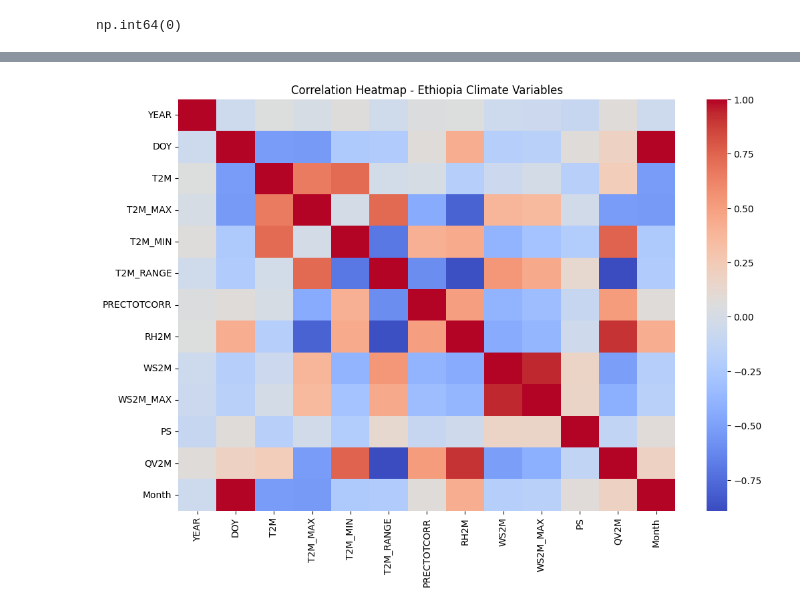
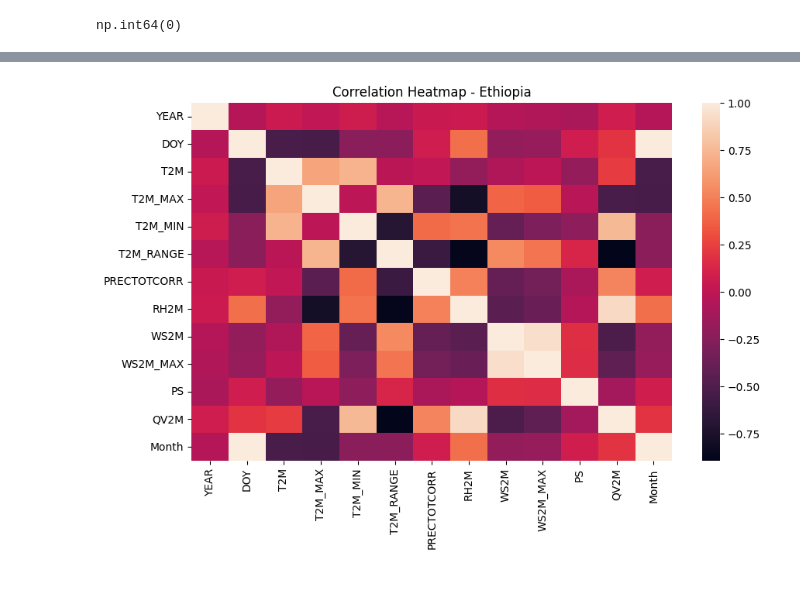
Before and after one commit to redietwogayehu/climate-challenge-week0, a Jupyter notebook: notebooks/ethiopia_eda.ipynb, the cells around one changed output, grey strips where cells are left out. Drawn from its saved outputs; the diff is of its cells as text; code cells hidden in the pictures; blank space fills up the shorter version.

Commit message:
refactor: clean Ethiopia EDA notebook with KPI-compliant structure

```diff
--- a/notebooks/ethiopia_eda.ipynb
+++ b/notebooks/ethiopia_eda.ipynb
@@ -155,2 +37,0 @@ df[["Country"]].head()
-# %%
-df["DATE"] = pd.to_datetime(df["YEAR"] * 1000 + df["DOY"], format="%Y%j")
@@ -490,11 +140,9 @@ Name: PRECTOTCORR, dtype: float64
 # %%
-plt.figure(figsize=(12,8))
-
 corr = df.corr(numeric_only=True)
 
-sns.heatmap(corr, annot=False, cmap="coolwarm")
-
-plt.title("Correlation Heatmap - Ethiopia Climate Variables")
+plt.figure(figsize=(10,6))
+sns.heatmap(corr)
+plt.title("Correlation Heatmap - Ethiopia")
 plt.show()
 # %% [output]
-[figure, old version]
+[figure, new version]
```
Also changed, not shown: parts of 74 cells of this notebook.
